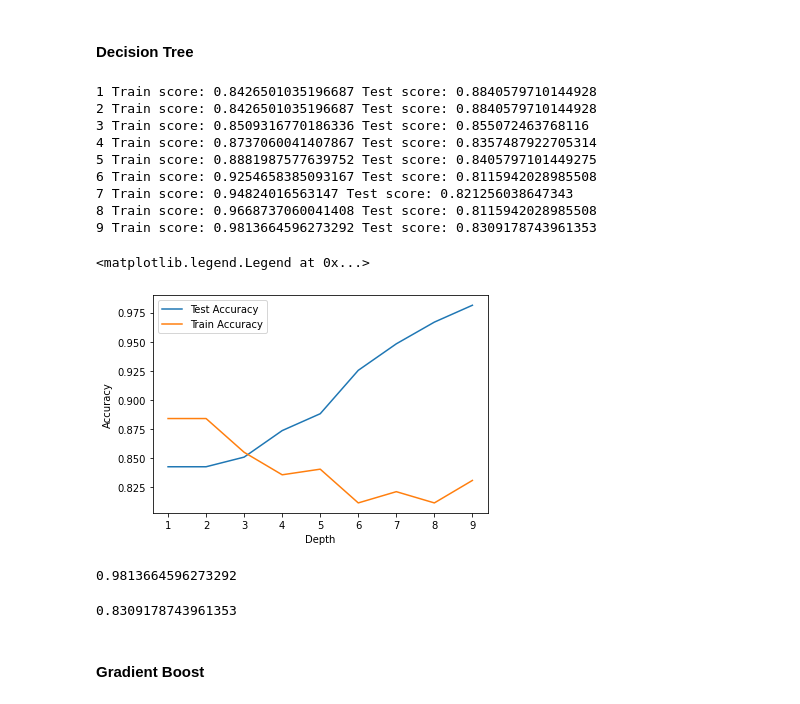
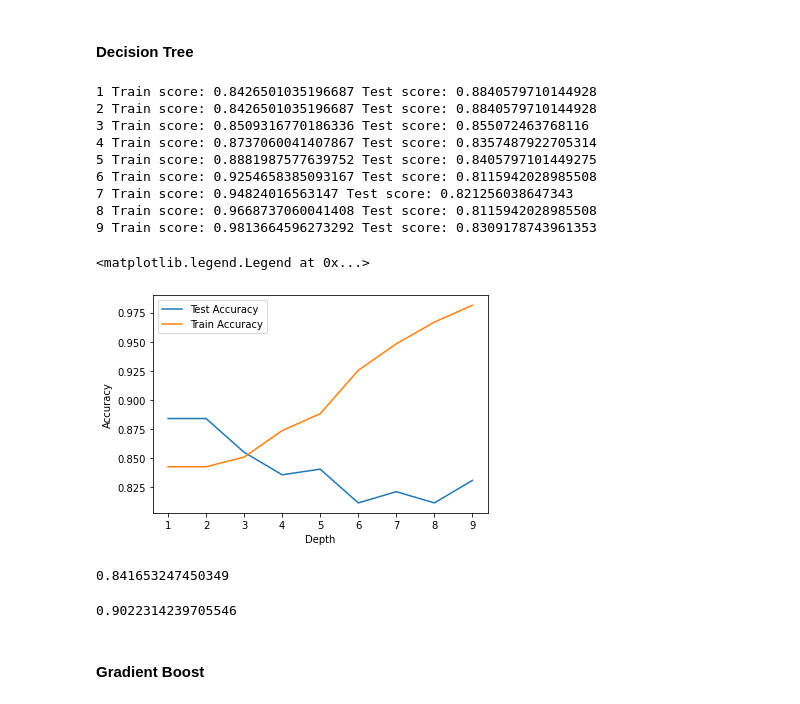
Before and after one commit to Aman0phy/credit_card_approval, a Jupyter notebook: creditcard-approval.ipynb, the cells around one changed output. Cells and saved outputs as stored; diff of their text form; code cells hidden in the pictures.

```diff
--- a/creditcard-approval.ipynb
+++ b/creditcard-approval.ipynb
@@ -365,43 +365,43 @@ for i in range(1, 10):
     dtc.fit(xTrain, yTrain)
 
     train_pred = dtc.predict(xTrain)
     #train_acc.append(score(train_pred, yTrain))
 
     test_pred = dtc.predict(xTest)
     #test_acc.append(score(test_pred, yTest))
     test_acc = accuracy_score(yTest, test_pred)
     train_acc = accuracy_score(yTrain, train_pred)
     print(i,'Train score:',train_acc,'Test score:',test_acc)
 
     list_score.append([i,accuracy_score(train_pred, yTrain),accuracy_score(test_pred, yTest)])
 
 
-df2 = DataFrame (list_score,columns=['Depth','Test Accuracy','Train Accuracy'])
+df2 = DataFrame (list_score,columns=['Depth','Train Accuracy','Test Accuracy'])
 plt.plot(df2['Depth'],df2['Test Accuracy'],label='Test Accuracy')
 plt.plot(df2['Depth'],df2['Train Accuracy'],label='Train Accuracy')
 plt.xlabel('Depth')
 plt.ylabel('Accuracy')
 plt.legend()
 # %% [output]
 1 Train score: 0.8426501035196687 Test score: 0.8840579710144928
 2 Train score: 0.8426501035196687 Test score: 0.8840579710144928
 3 Train score: 0.8509316770186336 Test score: 0.855072463768116
 4 Train score: 0.8737060041407867 Test score: 0.8357487922705314
 5 Train score: 0.8881987577639752 Test score: 0.8405797101449275
 6 Train score: 0.9254658385093167 Test score: 0.8115942028985508
 7 Train score: 0.94824016563147 Test score: 0.821256038647343
 8 Train score: 0.9668737060041408 Test score: 0.8115942028985508
 9 Train score: 0.9813664596273292 Test score: 0.8309178743961353
 <matplotlib.legend.Legend at 0x...>
-[figure, old version]
+[figure, new version]
 # %%
-np.mean(train_acc)
+np.mean(df2["Test Accuracy"])
 # %% [output]
-0.9813664596273292
+0.841653247450349
 # %%
-np.mean(test_acc)
+np.mean(df2["Train Accuracy"])
 # %% [output]
-0.8309178743961353
+0.9022314239705546
 # %% [markdown]
 #### **Gradient Boost**
 # %%
```
Also changed, not shown: parts of 2 cells of this notebook.
